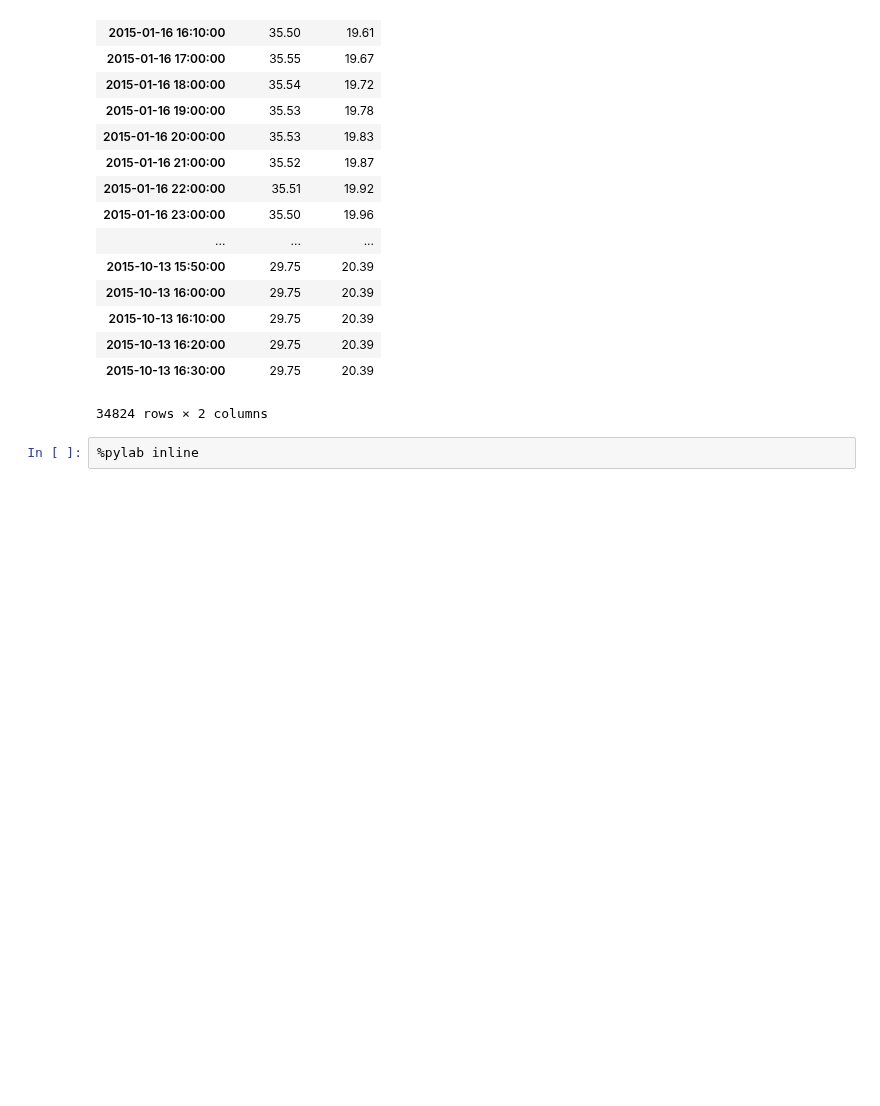
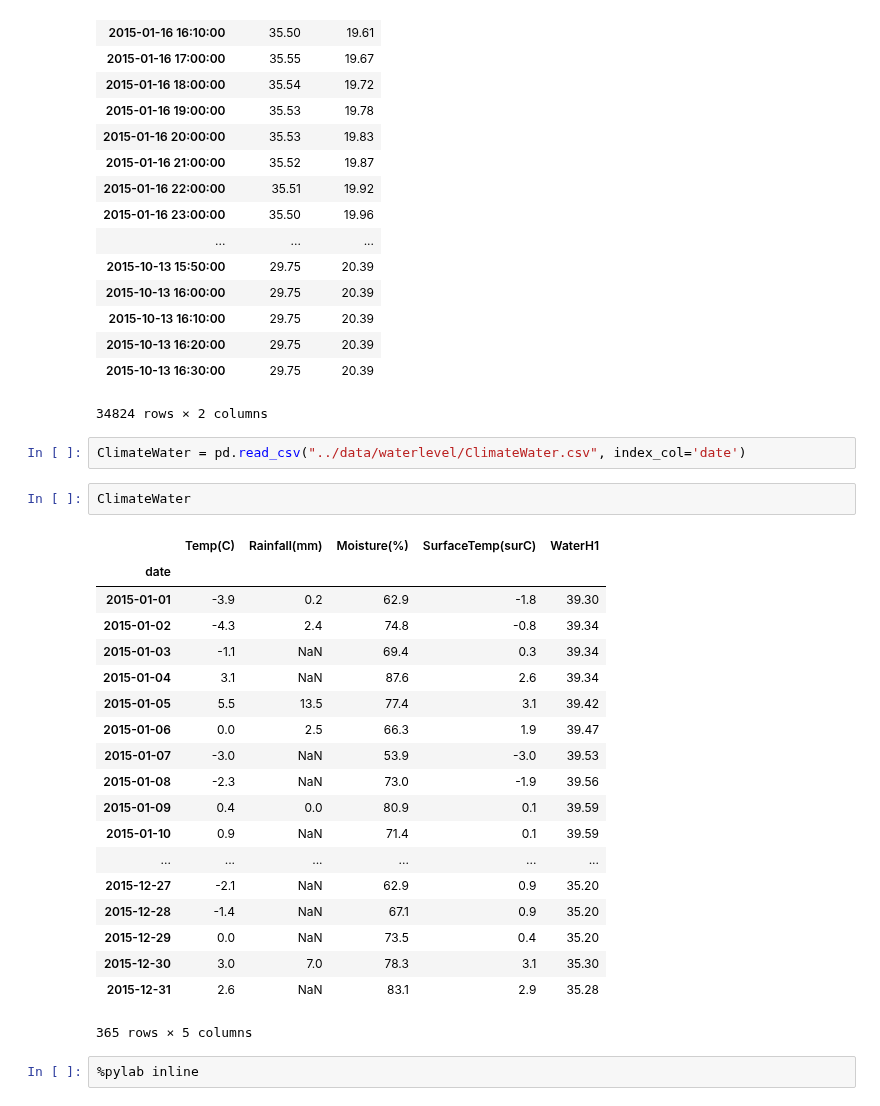
Before and after one commit to sgkang/DamGeophysics, a Jupyter notebook: notebook/DataStructure-lim.ipynb, the cells around one changed output. Drawn from its saved outputs; the diff is of its cells as text; blank space fills up the shorter version.

```diff
--- a/notebook/DataStructure-lim.ipynb
+++ b/notebook/DataStructure-lim.ipynb
@@ -53,6 +54,30 @@ water23
 | 2015-10-13 16:20:00 | 29.75 | 20.39 |
 | 2015-10-13 16:30:00 | 29.75 | 20.39 |
 34824 rows × 2 columns
+# %%
+ClimateWater = pd.read_csv("../data/waterlevel/ClimateWater.csv", index_col='date')
+# %%
+ClimateWater
+# %% [output]
+|  | Temp(C) | Rainfall(mm) | Moisture(%) | SurfaceTemp(surC) | WaterH1 |
+| date |  |  |  |  |  |
+| 2015-01-01 | -3.9 | 0.2 | 62.9 | -1.8 | 39.30 |
+| 2015-01-02 | -4.3 | 2.4 | 74.8 | -0.8 | 39.34 |
+| 2015-01-03 | -1.1 | NaN | 69.4 | 0.3 | 39.34 |
+| 2015-01-04 | 3.1 | NaN | 87.6 | 2.6 | 39.34 |
+| 2015-01-05 | 5.5 | 13.5 | 77.4 | 3.1 | 39.42 |
+| 2015-01-06 | 0.0 | 2.5 | 66.3 | 1.9 | 39.47 |
+| 2015-01-07 | -3.0 | NaN | 53.9 | -3.0 | 39.53 |
+| 2015-01-08 | -2.3 | NaN | 73.0 | -1.9 | 39.56 |
+| 2015-01-09 | 0.4 | 0.0 | 80.9 | 0.1 | 39.59 |
+| 2015-01-10 | 0.9 | NaN | 71.4 | 0.1 | 39.59 |
+| ... | ... | ... | ... | ... | ... |
+| 2015-12-27 | -2.1 | NaN | 62.9 | 0.9 | 35.20 |
+| 2015-12-28 | -1.4 | NaN | 67.1 | 0.9 | 35.20 |
+| 2015-12-29 | 0.0 | NaN | 73.5 | 0.4 | 35.20 |
+| 2015-12-30 | 3.0 | 7.0 | 78.3 | 3.1 | 35.30 |
+| 2015-12-31 | 2.6 | NaN | 83.1 | 2.9 | 35.28 |
+365 rows × 5 columns
 # %%
 %pylab inline
 # %% [output]
```
Also changed, not shown: parts of 12 cells of this notebook, 30 other files.
